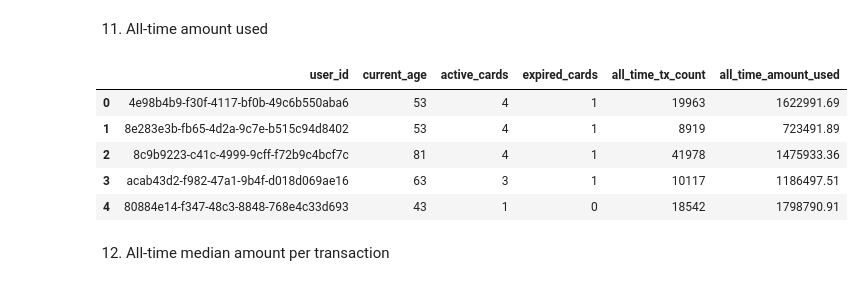
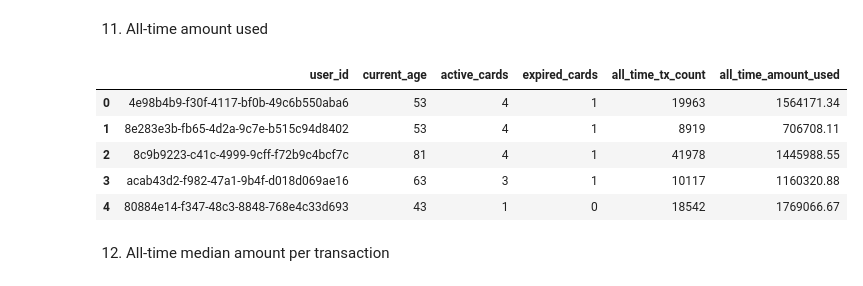
Before and after one commit to Qandle/Data_Cleansing, a Jupyter notebook: Lab 4_ Data cleansing and preparation.ipynb, the cells around one changed output. Cells and saved outputs as stored; diff of their text form; code cells hidden in the pictures.

Commit message:
edit: 11-12 to cd_tst_valid

```diff
--- a/Lab 4_ Data cleansing and preparation.ipynb
+++ b/Lab 4_ Data cleansing and preparation.ipynb
@@ -103,3 +103,7 @@ mcc                           0
 errors                  2924122
 is_fraud                      0
 dtype: int64
+# %%
+cd_tst_valid = cd_tst[cd_tst.errors.isna()]
+cd_tst_valid = cd_tst_valid.drop(columns=["errors"])
+cd_tst_valid
@@ -265,20 +283,20 @@ user_prof.head()
 11. All-time amount used
 # %%
 # all_time_amount_used
-temp = cd_tst.groupby(['user_id'])\
+temp = cd_tst_valid.groupby(['user_id'])\
     .agg({'amount':sum})\
     .rename(columns={'amount':'all_time_amount_used'})
 
 # add all_time_amount_used to user_prof
 user_prof = user_prof.merge(temp, how = 'left',on = 'user_id')
 user_prof.head()
 # %% [output]
 |  | user_id | current_age | active_cards | expired_cards | all_time_tx_count | all_time_amount_used |
-| 0 | 4e98b4b9-f30f-4117-bf0b-49c6b550aba6 | 53 | 4 | 1 | 19963 | 1622991.69 |
-| 1 | 8e283e3b-fb65-4d2a-9c7e-b515c94d8402 | 53 | 4 | 1 | 8919 | 723491.89 |
-| 2 | 8c9b9223-c41c-4999-9cff-f72b9c4bcf7c | 81 | 4 | 1 | 41978 | 1475933.36 |
-| 3 | acab43d2-f982-47a1-9b4f-d018d069ae16 | 63 | 3 | 1 | 10117 | 1186497.51 |
-| 4 | 80884e14-f347-48c3-8848-768e4c33d693 | 43 | 1 | 0 | 18542 | 1798790.91 |
+| 0 | 4e98b4b9-f30f-4117-bf0b-49c6b550aba6 | 53 | 4 | 1 | 19963 | 1564171.34 |
+| 1 | 8e283e3b-fb65-4d2a-9c7e-b515c94d8402 | 53 | 4 | 1 | 8919 | 706708.11 |
+| 2 | 8c9b9223-c41c-4999-9cff-f72b9c4bcf7c | 81 | 4 | 1 | 41978 | 1445988.55 |
+| 3 | acab43d2-f982-47a1-9b4f-d018d069ae16 | 63 | 3 | 1 | 10117 | 1160320.88 |
+| 4 | 80884e14-f347-48c3-8848-768e4c33d693 | 43 | 1 | 0 | 18542 | 1769066.67 |
 # %% [markdown]
 12. All-time median amount per transaction
 # %%
```
Also changed, not shown: parts of 4 cells of this notebook.
